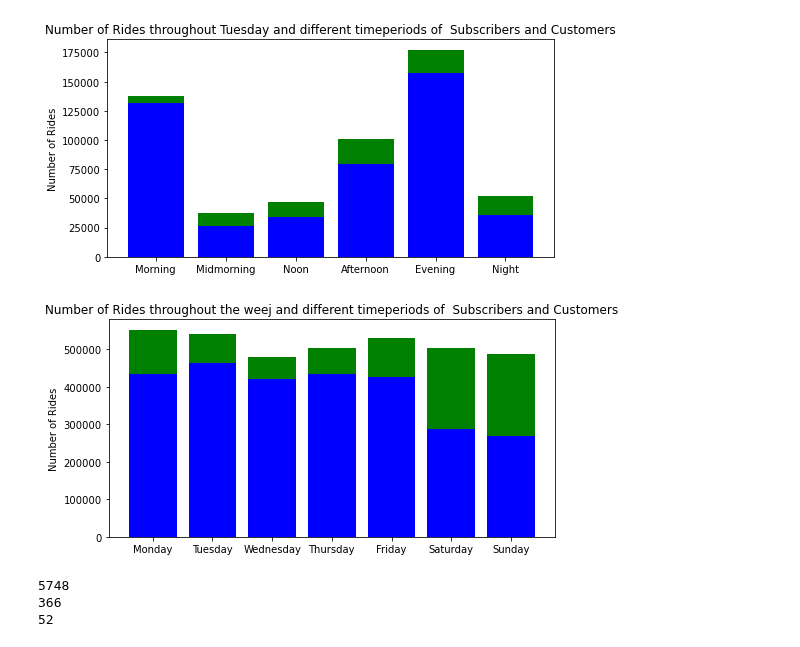
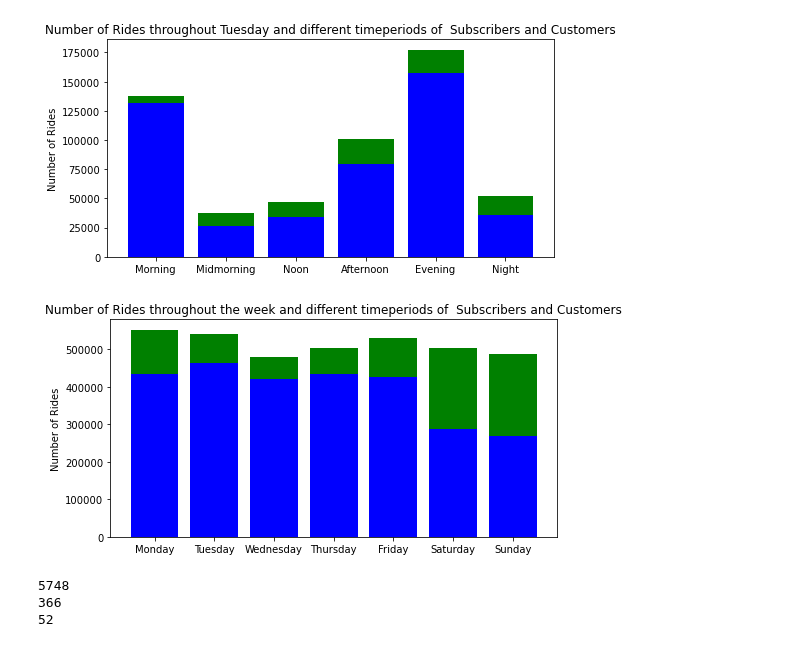
Before and after one commit to agruenb/PrescriptiveStruggle_BikeSharing, a Jupyter notebook: LeaWorkspace/lworkspace.ipynb, the cells around one changed output. Drawn from its saved outputs; the diff is of its cells as text; code cells hidden in the pictures.

```diff
--- a/LeaWorkspace/lworkspace.ipynb
+++ b/LeaWorkspace/lworkspace.ipynb
@@ -455,35 +492,35 @@ sub_thursday = chicago[(chicago['user_type']=='Subscriber') & (chicago['Weekday'
 sub_friday = chicago[(chicago['user_type']=='Subscriber') & (chicago['Weekday']==4)]
 sub_saturday = chicago[(chicago['user_type']=='Subscriber') & (chicago['Weekday']==5)]
 sub_sunday = chicago[(chicago['user_type']=='Subscriber') & (chicago['Weekday']==6)]
 cust_monday = chicago[(chicago['user_type']=='Customer') & (chicago['Weekday']==0)]
 cust_tuesday = chicago[(chicago['user_type']=='Customer') & (chicago['Weekday']==1)]
 cust_wednesday = chicago[(chicago['user_type']=='Customer') & (chicago['Weekday']==2)]
 cust_thursday = chicago[(chicago['user_type']=='Customer') & (chicago['Weekday']==3)]
 cust_friday = chicago[(chicago['user_type']=='Customer') & (chicago['Weekday']==4)]
 cust_saturday = chicago[(chicago['user_type']=='Customer') & (chicago['Weekday']==5)]
 cust_sunday = chicago[(chicago['user_type']=='Customer') & (chicago['Weekday']==6)]
 
 sub = np.array([sub_monday['start_time'].size, sub_tuesday['Hour'].size, sub_wednesday['Hour'].size, sub_thursday['Hour'].size, sub_friday['Hour'].size, sub_saturday['Hour'].size, sub_sunday['Hour'].size])
 cust = np.array([cust_monday['start_time'].size, cust_tuesday['Hour'].size, cust_wednesday['Hour'].size, cust_thursday['Hour'].size, cust_friday['Hour'].size, cust_saturday['Hour'].size, cust_sunday['Hour'].size])
 
 
 fig,ax = plt.subplots(figsize=(8,4))
 weekdays= ['Monday','Tuesday','Wednesday','Thursday','Friday','Saturday','Sunday']
 
 data = np.array([sub, cust])
 color_list = ['b', 'g', 'r', 'c', 'm', 'y']
 
 for i in range(data.shape[0]):
   plt.bar(weekdays, data[i],
     bottom = np.sum(data[:i], axis = 0),
     color = color_list[i % len(color_list)])
 
 ax.set_ylabel("Number of Rides")
-ax.set_title("Number of Rides throughout the weej and different timeperiods of  Subscribers and Customers")
+ax.set_title("Number of Rides throughout the week and different timeperiods of  Subscribers and Customers")
 
 plt.show()
 # %% [output]
-[figure, old version]
+[figure, new version]
 # %%
 bikes = chicago['bike_id'].unique()
 print(len(bikes))
```
Also changed, not shown: parts of 8 cells of this notebook, 1 other file.
